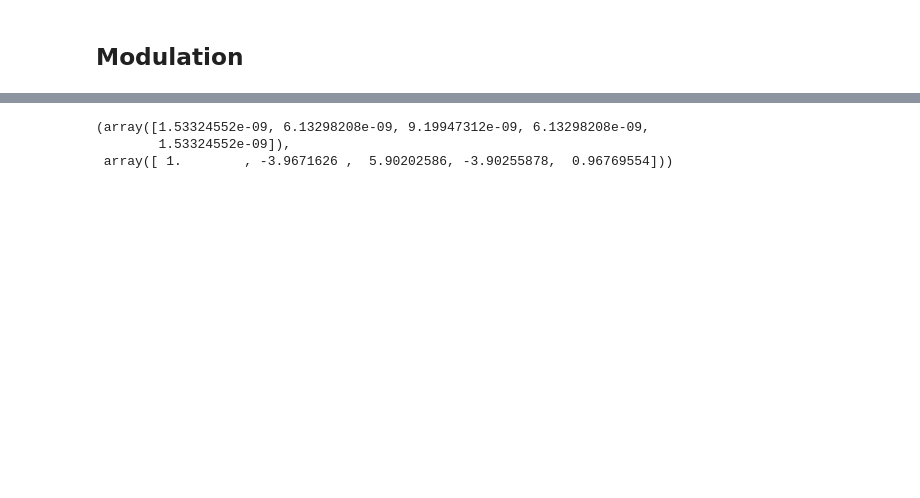
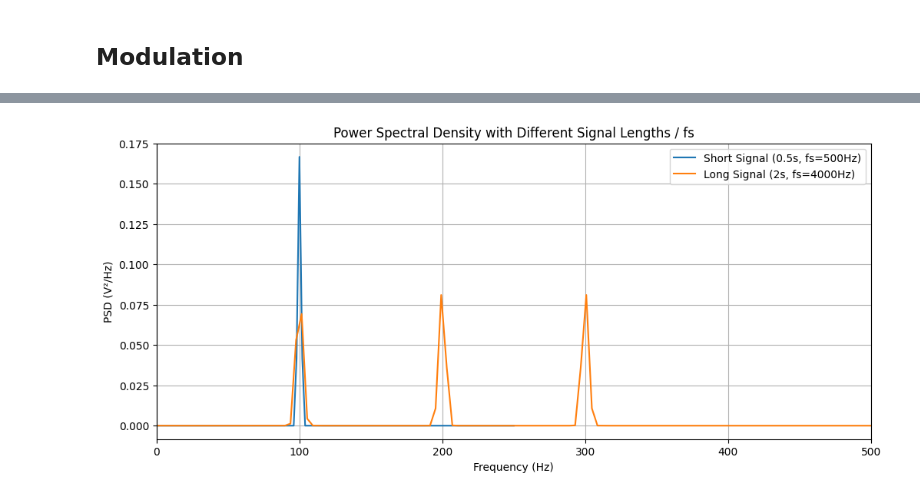
Before and after one commit to bibekjoshi01/ai-ml-journey, a Jupyter notebook: comm lab/power_spectrum.ipynb, the cells around one changed output, grey strips where cells are left out. Drawn from its saved outputs; the diff is of its cells as text; code cells hidden in the pictures; blank space fills up the shorter version.

```diff
--- a/comm lab/power_spectrum.ipynb
+++ b/comm lab/power_spectrum.ipynb
@@ -100,5 +128,42 @@ plt.show()
 # %%
+import numpy as np
+import matplotlib.pyplot as plt
+from scipy.signal import welch
+
+# -----------------------------
+# Signal parameters
+# -----------------------------
+f1, f2, f3 = 100, 200, 300  # Signal frequencies
+
+# Case 1: Short signal, lower sampling frequency
+fs1 = 500
+t1 = np.arange(0, 0.5, 1/fs1)  # 0.5 sec
+x1 = np.sin(2*np.pi*f1*t1) + np.sin(2*np.pi*f2*t1) + np.sin(2*np.pi*f3*t1)
+
+# Case 2: Long signal, higher sampling frequency
+fs2 = 4000
+t2 = np.arange(0, 2, 1/fs2)  # 2 sec
+x2 = np.sin(2*np.pi*f1*t2) + np.sin(2*np.pi*f2*t2) + np.sin(2*np.pi*f3*t2)
+
+# -----------------------------
+# Compute PSD using Welch method
+# -----------------------------
+f_short, psd_short = welch(x1, fs1, nperseg=256)
+f_long, psd_long = welch(x2, fs2, nperseg=1024)
+
+# -----------------------------
+# Plot
+# -----------------------------
+plt.figure(figsize=(12,5))
+
+plt.plot(f_short, psd_short, label='Short Signal (0.5s, fs=500Hz)')
+plt.plot(f_long, psd_long, label='Long Signal (2s, fs=4000Hz)')
+plt.title("Power Spectral Density with Different Signal Lengths / fs")
+plt.xlabel("Frequency (Hz)")
+plt.ylabel("PSD (V²/Hz)")
+plt.xlim(0, 500)
+plt.grid(True)
+plt.legend()
+plt.show()
 # %% [output]
-(array([1.53324552e-09, 6.13298208e-09, 9.19947312e-09, 6.13298208e-09,
-        1.53324552e-09]),
- array([ 1.        , -3.9671626 ,  5.90202586, -3.90255878,  0.96769554]))
+[figure, added]
```
Also changed, not shown: parts of 2 cells of this notebook, 1 other file.
